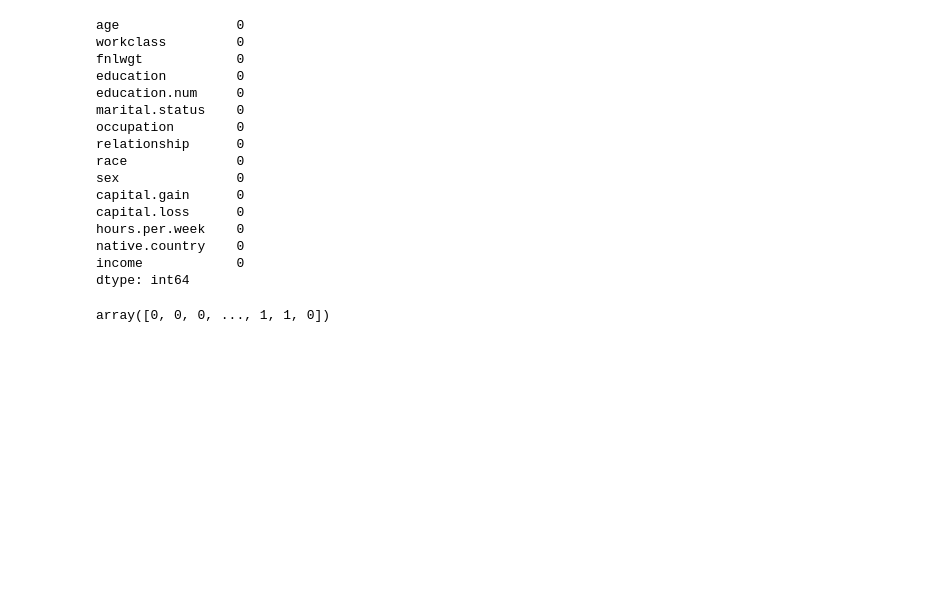
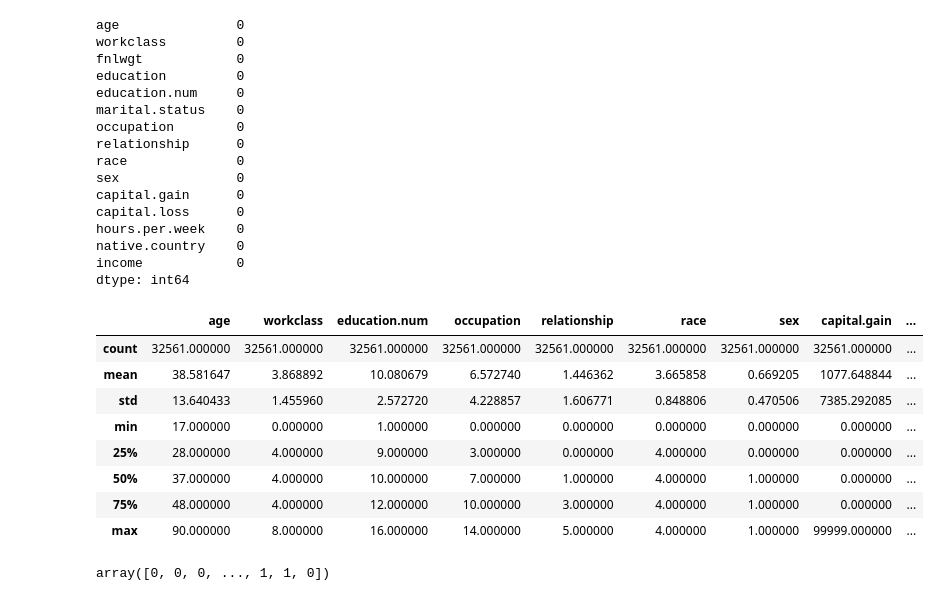
Before and after one commit to arthurjacom/Machine_Learning, a Jupyter notebook: census_income/decision_tree.ipynb, the cells around one changed output. Drawn from its saved outputs; the diff is of its cells as text; code cells hidden in the pictures; blank space fills up the shorter version.

```diff
--- a/census_income/decision_tree.ipynb
+++ b/census_income/decision_tree.ipynb
@@ -60,20 +69,25 @@ dtype: int64
 pre = preprocessing.LabelEncoder()
 # %%
-#age
 adlt['workclass'] = pre.fit_transform(adlt['workclass'])
-#flnwght
-adlt['education'] = pre.fit_transform(adlt['education'])
-#education.num
-adlt['marital.status'] = pre.fit_transform(adlt['marital.status'])
 adlt['occupation'] = pre.fit_transform(adlt['occupation'])
 adlt['relationship'] = pre.fit_transform(adlt['relationship'])
 adlt['race'] = pre.fit_transform(adlt['race'])
 adlt['sex'] = pre.fit_transform(adlt['sex'])
-#capital.gain
-#capital.loss
-#hours.per.week
 adlt['native.country'] = pre.fit_transform(adlt['native.country'])
 adlt['income'] = pre.fit_transform(adlt['income'])
 # %%
-adlt.drop(['fnlwgt'], axis=1, inplace=True)
+#Excluding unnecessary columns
+adlt.drop(['fnlwgt', 'education', 'marital.status'], axis=1, inplace=True)
+# %%
+adlt.describe(include='all')
+# %% [output]
+|  | age | workclass | education.num | occupation | relationship | race | sex | capital.gain | ... |
+| count | 32561.000000 | 32561.000000 | 32561.000000 | 32561.000000 | 32561.000000 | 32561.000000 | 32561.000000 | 32561.000000 | ... |
+| mean | 38.581647 | 3.868892 | 10.080679 | 6.572740 | 1.446362 | 3.665858 | 0.669205 | 1077.648844 | ... |
+| std | 13.640433 | 1.455960 | 2.572720 | 4.228857 | 1.606771 | 0.848806 | 0.470506 | 7385.292085 | ... |
+| min | 17.000000 | 0.000000 | 1.000000 | 0.000000 | 0.000000 | 0.000000 | 0.000000 | 0.000000 | ... |
+| 25% | 28.000000 | 4.000000 | 9.000000 | 3.000000 | 0.000000 | 4.000000 | 0.000000 | 0.000000 | ... |
+| 50% | 37.000000 | 4.000000 | 10.000000 | 7.000000 | 1.000000 | 4.000000 | 1.000000 | 0.000000 | ... |
+| 75% | 48.000000 | 4.000000 | 12.000000 | 10.000000 | 3.000000 | 4.000000 | 1.000000 | 0.000000 | ... |
+| max | 90.000000 | 8.000000 | 16.000000 | 14.000000 | 5.000000 | 4.000000 | 1.000000 | 99999.000000 | ... |
 # %%
```
Also changed, not shown: parts of 13 cells of this notebook.
